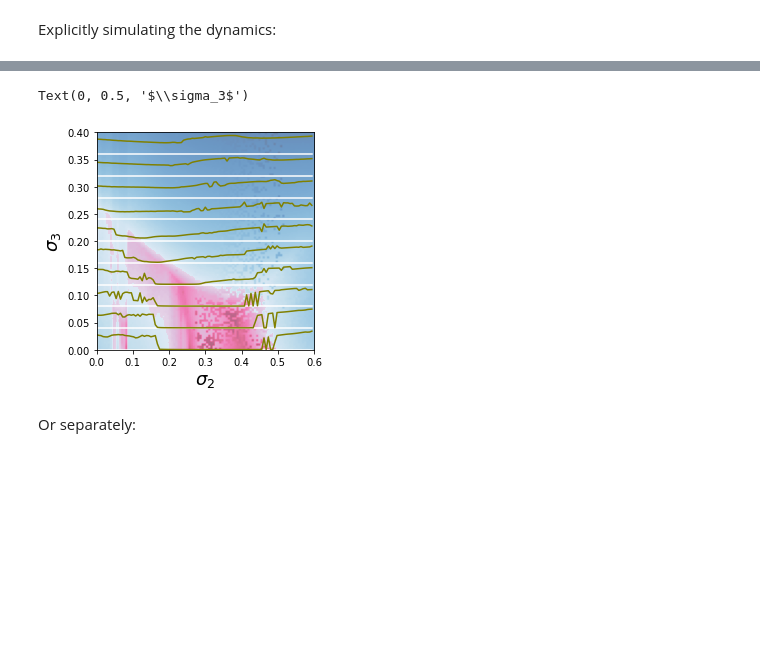
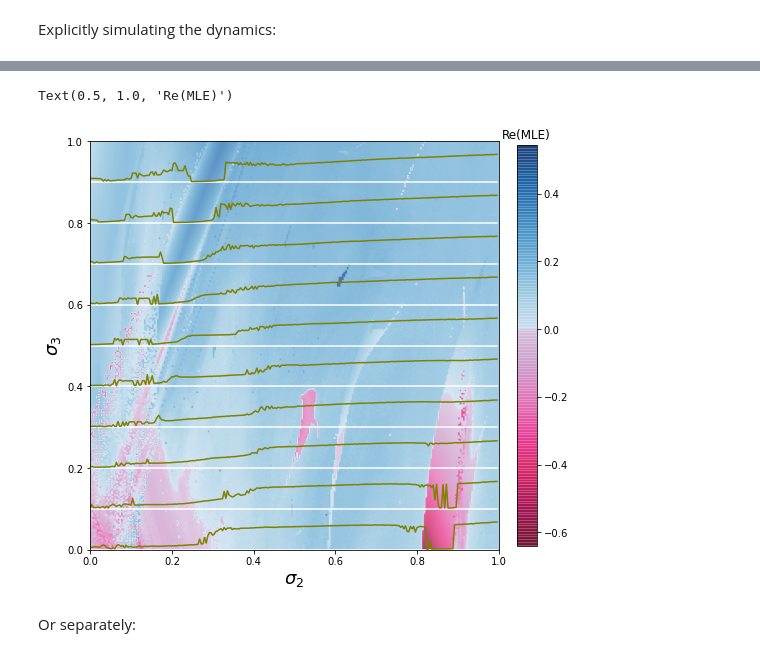
Before and after one commit to asalova/hypergraph-cluster-sync, a Jupyter notebook: plots.ipynb, the cells around one changed output, grey strips where cells are left out. Drawn from its saved outputs; the diff is of its cells as text; code cells hidden in the pictures; blank space fills up the shorter version.

```diff
--- a/plots.ipynb
+++ b/plots.ipynb
@@ -53,7 +149,7 @@ for i in range(7):
 # %% [markdown]
 Loading stability results:
 # %%
-mle = pickle.load(open("mle_7_2.p", "rb"))
-quotient = pickle.load(open("quotient_7_2.p", "rb"))
+mle = pickle.load(open("mle.p", "rb"))
+quotient = pickle.load(open("quotient.p", "rb"))
 n_sigma_2 = np.shape(mle)[0]
 n_sigma_3 = np.shape(mle)[1]
@@ -155,10 +252,3 @@ Text(0, 0.5, '$x_1[i]$')
 # Direct simulation
 # %% [markdown]
 Explicitly simulating the dynamics:
-# %%
-b = np.zeros((2,5000))
-b[:, 0] = np.random.rand(2)
-for i in range(4999):
-    s = .6/100 * 28
-    b[0,i+1] = 2.3 * (np.sin(b[0,i] + np.pi/4))**2 + s * ((np.sin(b[1,i] + np.pi/4))**2 - (np.sin(b[0,i] + np.pi/4))**2)
-    b[1,i+1] = 2.3 * (np.sin(b[1,i] + np.pi/4))**2 + s * ((np.sin(b[0,i] + np.pi/4))**2 - (np.sin(b[1,i] + np.pi/4))**2)
@@ -170,4 +255,4 @@ Reading out the dynamics with perturbations:
 # %%
-errors = np.zeros((10, 100))
+errors = np.zeros((10, 250))
 for i in range(10):
     errors[i] = pickle.load(open("errs/err-" + str(i) + ".p", "rb"))
@@ -175,0 +268,11 @@ Plotting together with MLE estimates:
+# %%
+mymap = stability_cmap(mle)
+
+extent=(0, sigma_2_max, 0, sigma_3_max)
+plt.figure(0)
+plt.imshow(mle.T, extent=extent, origin='lower', aspect=(3/2), cmap=mymap, alpha=1)
+clb = plt.colorbar(fraction=0.045, pad=0.04)
+plt.imshow(cluster_indicators['1'].T, extent=extent,origin='lower', aspect=1, cmap='Greys', alpha=.3)
+plt.xlabel(r"$\sigma_2$", fontsize=18)
+plt.ylabel(r"$\sigma_3$", fontsize=18)
+clb.ax.set_title('Re(MLE)')
@@ -176,19 +282,22 @@ Plotting together with MLE estimates:
 # %%
-scale = .02
+plt.figure(figsize=(8, 8))
+scale = .05
 extent=(0, sigma_2_max, 0, sigma_3_max)
-plt.figure()
-plt.imshow(mle.T, extent=extent, origin='lower', aspect=(3/2), cmap=mymap, alpha=.6)
-x = np.arange(100)*.6/100
+plt.imshow(mle.T, extent=extent, origin='lower', aspect=(1), cmap=mymap, alpha=.7)
+x = np.arange(250)*1/250
 for ind in range(10):
-    y = [ind*.4/10]*100
+    y = [ind*1/10]*250
     plt.plot(x,y, color='white')
-    y = errors[ind] * scale + ind*.4/10
+    y = errors[ind] * scale + ind*1/10
     plt.plot(x,y, color='olive')
 plt.xlabel(r"$\sigma_2$", fontsize=18)
 plt.ylabel(r"$\sigma_3$", fontsize=18)
+clb = plt.colorbar(fraction=0.045, pad=0.04)
+
+clb.ax.set_title('Re(MLE)')
 # %% [output]
-Text(0, 0.5, '$\\sigma_3$')
+Text(0.5, 1.0, 'Re(MLE)')
-[figure, old version]
+[figure, new version]
 # %% [markdown]
 Or separately:
 # %%
```
Also changed, not shown: parts of 33 cells of this notebook, 22 other files.
